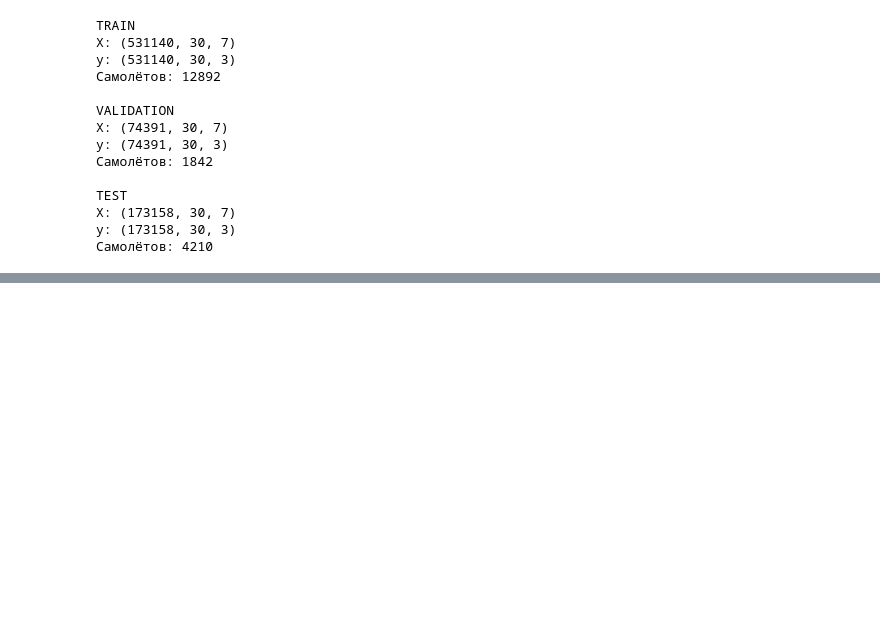
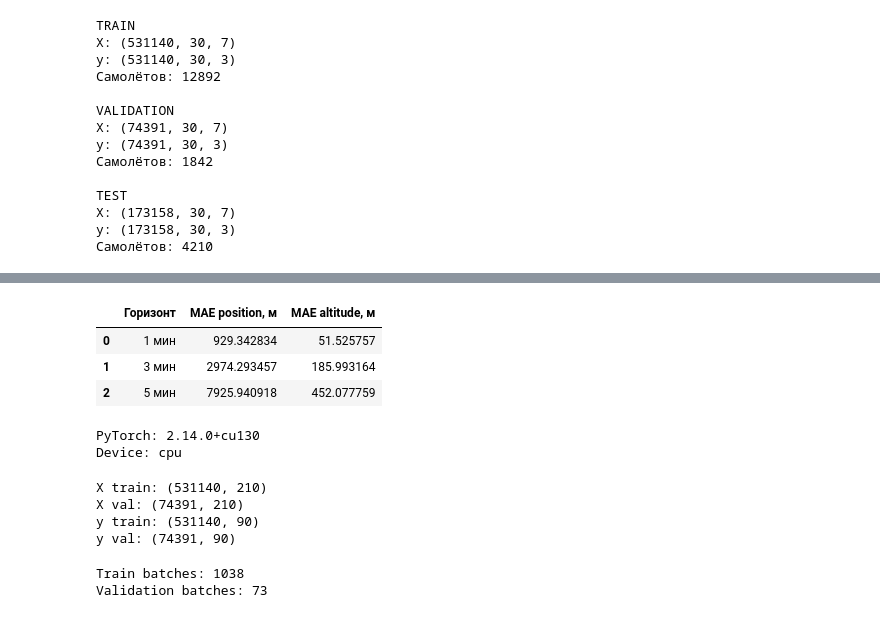
Before and after one commit to maks14rrs/aviation-eta, a Jupyter notebook: notebooks/01_trajectory_dataset.ipynb, the cells around one changed output, grey strips where cells are left out. Drawn from its saved outputs; the diff is of its cells as text; code cells hidden in the pictures; blank space fills up the shorter version.

```diff
--- a/notebooks/01_trajectory_dataset.ipynb
+++ b/notebooks/01_trajectory_dataset.ipynb
@@ -750,0 +862,76 @@ y: (173158, 30, 3)
+# %%
+baseline_val = evaluate_baseline(X_val, y_val)
+
+display(baseline_val)
+# %% [output]
+|  | Горизонт | MAE position, м | MAE altitude, м |
+| 0 | 1 мин | 929.342834 | 51.525757 |
+| 1 | 3 мин | 2974.293457 | 185.993164 |
+| 2 | 5 мин | 7925.940918 | 452.077759 |
+# %%
+import torch
+from torch import nn
+
+device = torch.device("cuda" if torch.cuda.is_available() else "cpu")
+
+print("PyTorch:", torch.__version__)
+print("Device:", device)
+# %% [output]
+PyTorch: 2.14.0+cu130
+Device: cpu
+# %%
+from sklearn.preprocessing import StandardScaler
+
+X_train_2d = X_train.reshape(len(X_train), -1)
+X_val_2d = X_val.reshape(len(X_val), -1)
+
+y_train_2d = y_train.reshape(len(y_train), -1)
+y_val_2d = y_val.reshape(len(y_val), -1)
+
+x_scaler = StandardScaler()
+y_scaler = StandardScaler()
+
+X_train_scaled = x_scaler.fit_transform(X_train_2d)
+X_val_scaled = x_scaler.transform(X_val_2d)
+
+y_train_scaled = y_scaler.fit_transform(y_train_2d)
+y_val_scaled = y_scaler.transform(y_val_2d)
+
+print("X train:", X_train_scaled.shape)
+print("X val:", X_val_scaled.shape)
+print("y train:", y_train_scaled.shape)
+print("y val:", y_val_scaled.shape)
+# %% [output]
+X train: (531140, 210)
+X val: (74391, 210)
+y train: (531140, 90)
+y val: (74391, 90)
+# %%
+from torch.utils.data import TensorDataset, DataLoader
+
+X_train_tensor = torch.tensor(X_train_scaled, dtype=torch.float32)
+y_train_tensor = torch.tensor(y_train_scaled, dtype=torch.float32)
+
+X_val_tensor = torch.tensor(X_val_scaled, dtype=torch.float32)
+y_val_tensor = torch.tensor(y_val_scaled, dtype=torch.float32)
+
+train_dataset = TensorDataset(X_train_tensor, y_train_tensor)
+val_dataset = TensorDataset(X_val_tensor, y_val_tensor)
+
+train_loader = DataLoader(
+    train_dataset,
+    batch_size=512,
+    shuffle=True,
+)
+
+val_loader = DataLoader(
+    val_dataset,
+    batch_size=1024,
+    shuffle=False,
+)
+
+print("Train batches:", len(train_loader))
+print("Validation batches:", len(val_loader))
+# %% [output]
+Train batches: 1038
+Validation batches: 73
```
Also changed, not shown: parts of 9 cells of this notebook, 2 other files.
